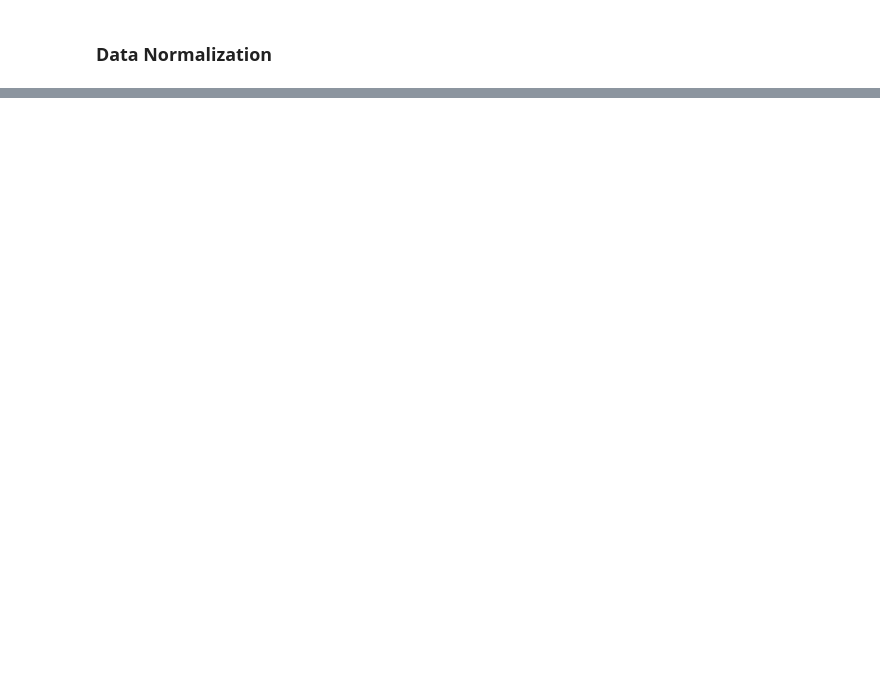
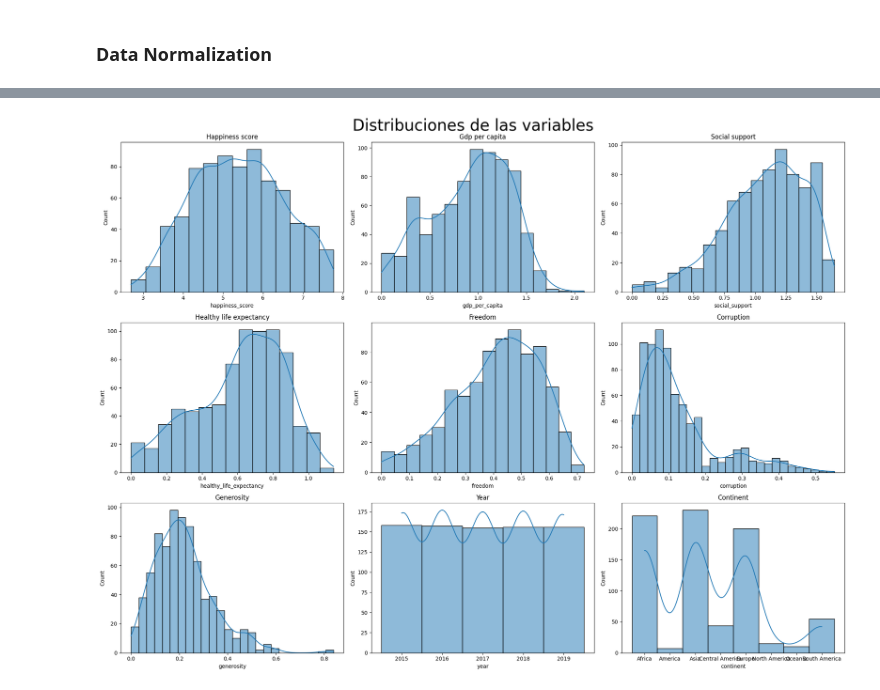
Before and after one commit to KevinMG1601/workshop_3, a Jupyter notebook: notebooks/01_eda.ipynb, the cells around one changed output, grey strips where cells are left out. Saved outputs shown, nothing was run; the diff lists cells and outputs as text; code cells hidden in the pictures; blank space fills up the shorter version.

```diff
--- a/notebooks/01_eda.ipynb
+++ b/notebooks/01_eda.ipynb
@@ -74,0 +285,3 @@ columns_df.head(13)
+# %%
+dfs_to_rename =country_code(dfs_to_rename)
+dfs_to_rename["2019"].head()
@@ -74,0 +336,13 @@ columns_df.head(13)
+# %%
+columnas_common = set(dfs_to_rename["2015"].columns)
+for df in dfs_to_rename.values():
+    columnas_common.intersection_update(df.columns)
+
+columnas_common = [col for col in column_order if col in columnas_common]
+
+
+merged_df = pd.DataFrame()
+
+for year, df in dfs_to_rename.items():
+    df_common = df[list(columnas_common)].copy()
+    merged_df = pd.concat([merged_df, df_common], ignore_index=True)
@@ -74,0 +380,4 @@ columns_df.head(13)
+# %%
+merged_df["continent"] = merged_df["continent"].astype("category")
+
+merged_df.info()
@@ -74,0 +428,3 @@ columns_df.head(13)
+# %%
+merged_df["corruption"] = merged_df["corruption"].fillna(merged_df["corruption"].mean())
+merged_df.isna().sum()
@@ -74,0 +458,18 @@ columns_df.head(13)
+# %%
+fig, axes = plt.subplots(3, 3, figsize=(20, 15))
+fig.suptitle("Distribuciones de las variables", fontsize=30)
+
+variables = [
+    "happiness_score", "gdp_per_capita", "social_support",
+    "healthy_life_expectancy", "freedom", "corruption",
+    "generosity", "year", "continent"
+]
+
+for ax, var in zip(axes.flatten(), variables):
+    sns.histplot(merged_df[var], kde=True, ax=ax)
+    ax.set_title(var.replace("_", " ").capitalize())
+
+plt.tight_layout()
+plt.show()
+# %% [output]
+[figure, added]
```
Also changed, not shown: parts of 36 cells of this notebook, 16 other files.
